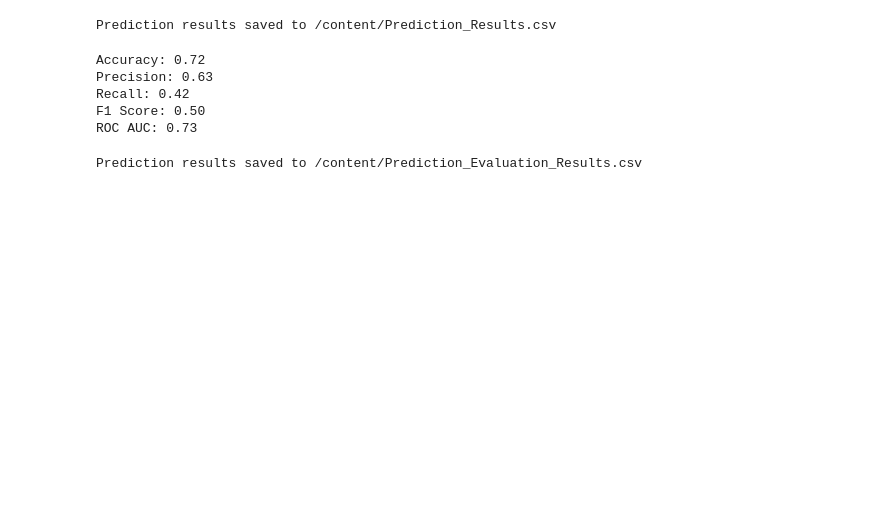
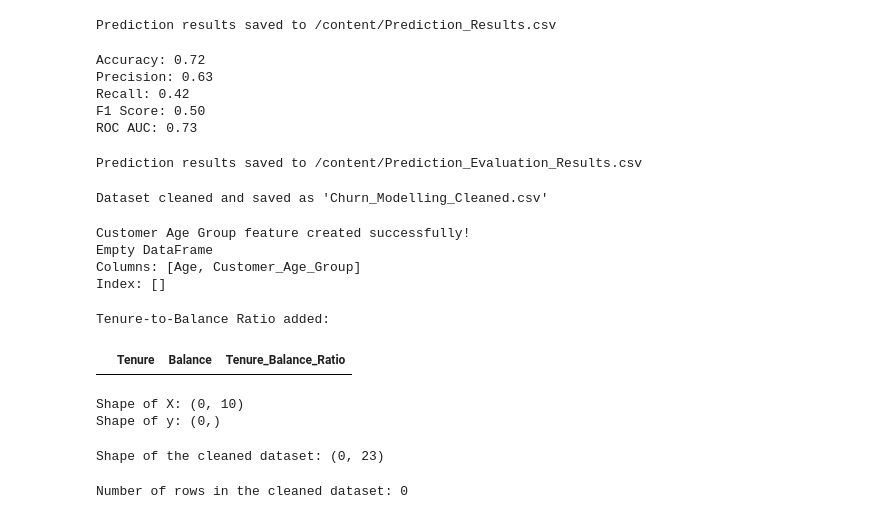
Before and after one commit to darine-com/low-code-book-projects, a Jupyter notebook: Churn_Modelling.ipynb, the cells around one changed output. Saved outputs shown, nothing was run; the diff lists cells and outputs as text; code cells hidden in the pictures; blank space fills up the shorter version.

```diff
--- a/Churn_Modelling.ipynb
+++ b/Churn_Modelling.ipynb
@@ -787,3 +762,79 @@ df.to_csv(output_path, index=False)
 print(f"Prediction results saved to {output_path}")
 # %% [output]
 Prediction results saved to /content/Prediction_Evaluation_Results.csv
+# %%
+# Remove rows with missing values
+df_cleaned = df.dropna()
+
+# Remove duplicate rows
+df_cleaned = df_cleaned.drop_duplicates()
+
+# Save the cleaned dataset
+df_cleaned.to_csv('/content/Churn_Modelling_Cleaned.csv', index=False)
+
+print("Dataset cleaned and saved as 'Churn_Modelling_Cleaned.csv'")
+# %% [output]
+Dataset cleaned and saved as 'Churn_Modelling_Cleaned.csv'
+# %%
+import pandas as pd
+import numpy as np
+
+# Load the dataset
+file_path = '/content/Churn_Modelling_Cleaned.csv'  # Adjust the file name if needed
+df = pd.read_csv(file_path)
+
+# Create Customer Age Group feature
+bins = [0, 30, 50, 100]  # Define age ranges
+labels = ['Young', 'Middle-Aged', 'Senior']  # Labels for age groups
+df['Customer_Age_Group'] = pd.cut(df['Age'], bins=bins, labels=labels, right=False)
+
+# Verify the new feature
+print("Customer Age Group feature created successfully!")
+print(df[['Age', 'Customer_Age_Group']].head())
+
+# Save the updated dataset
+df.to_csv('/content/Churn_Modelling_With_Age_Group.csv', index=False)
+# %% [output]
+Customer Age Group feature created successfully!
+Empty DataFrame
+Columns: [Age, Customer_Age_Group]
+Index: []
+# %%
+# Avoid division by zero by replacing Tenure values of 0 with 1
+df['Tenure_Adjusted'] = df['Tenure'].replace(0, 1)
+
+# Calculate the Tenure-to-Balance Ratio
+df['Tenure_Balance_Ratio'] = df['Balance'] / df['Tenure_Adjusted']
+
+# Drop the temporary column 'Tenure_Adjusted' (optional, if not needed further)
+df.drop(columns=['Tenure_Adjusted'], inplace=True)
+
+# Display the first few rows to verify the results
+print("Tenure-to-Balance Ratio added:")
+df[['Tenure', 'Balance', 'Tenure_Balance_Ratio']].head(10)
+# %% [output]
+Tenure-to-Balance Ratio added:
+|  | Tenure | Balance | Tenure_Balance_Ratio |
+# %%
+feature_columns = ['CreditScore', 'Age', 'Tenure', 'Balance', 'NumOfProducts',
+                   'HasCrCard', 'IsActiveMember', 'EstimatedSalary', 'Geography', 'Gender']
+target_column = 'Exited'
+
+X = df_cleaned[feature_columns]
+y = df_cleaned[target_column]
+
+print("Shape of X:", X.shape)
+print("Shape of y:", y.shape)
+# %% [output]
+Shape of X: (0, 10)
+Shape of y: (0,)
+# %%
+df_cleaned = pd.read_csv('/content/Churn_Modelling_Cleaned.csv')
+print("Shape of the cleaned dataset:", df_cleaned.shape)
+# %% [output]
+Shape of the cleaned dataset: (0, 23)
+# %%
+# Check if the dataset has rows after cleaning
+print("Number of rows in the cleaned dataset:", df_cleaned.shape[0])
+# %% [output]
+Number of rows in the cleaned dataset: 0
```
Also changed, not shown: parts of 9 cells of this notebook.
